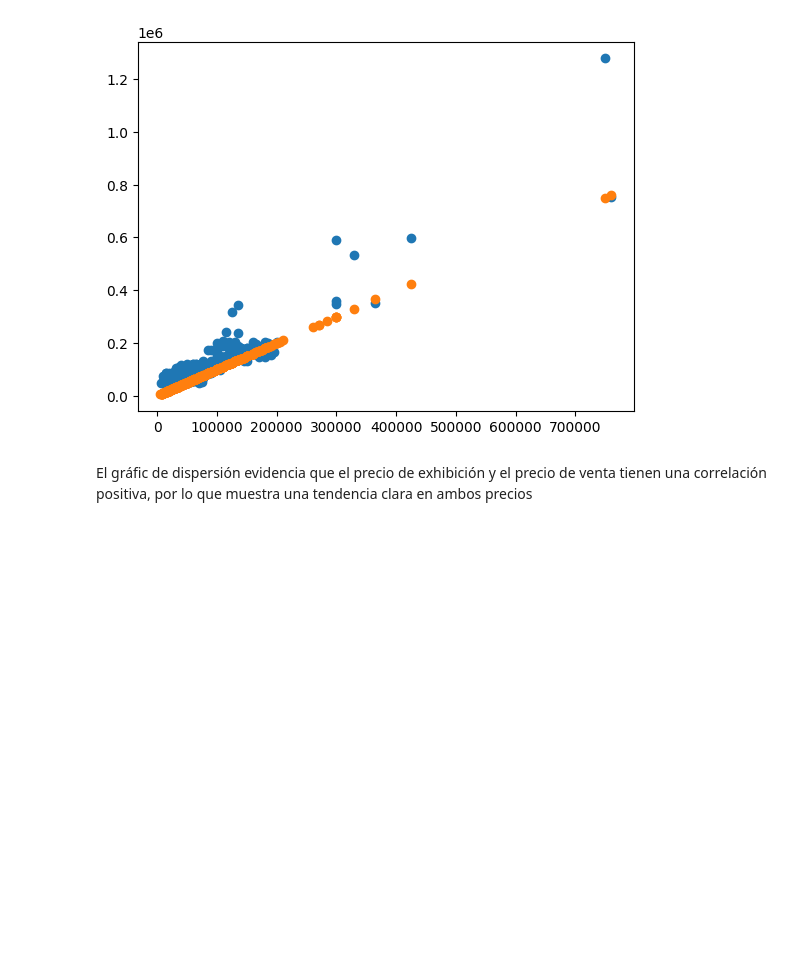
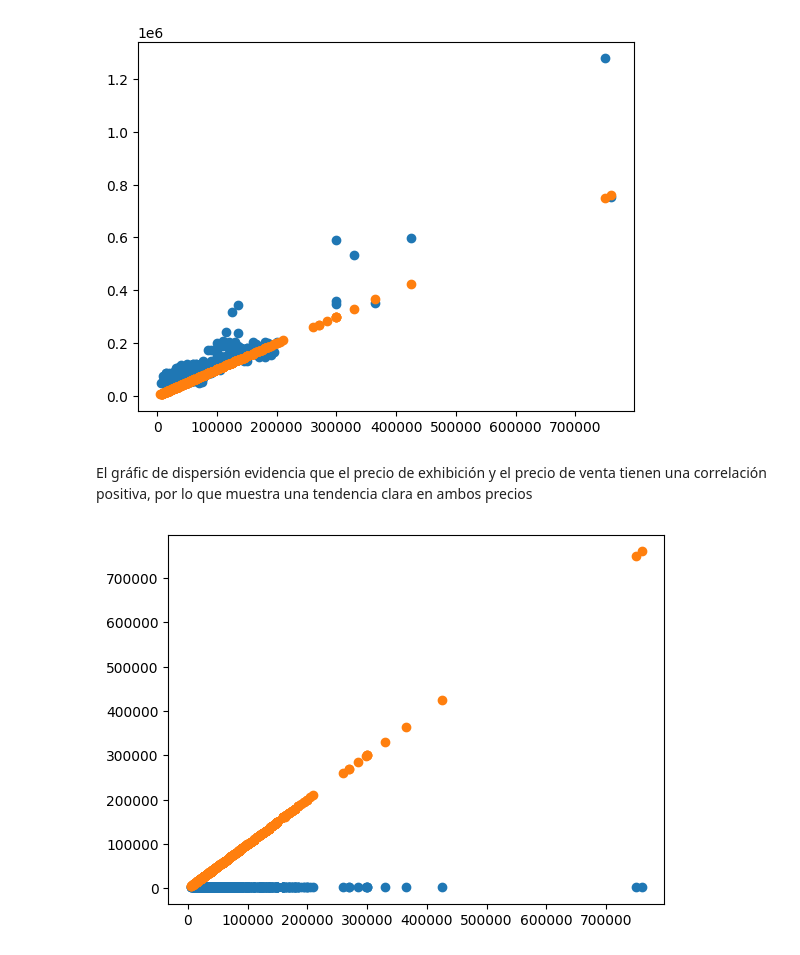
Before and after one commit to OttaVonBIsmarck/taller2-tomas, a Jupyter notebook: datos_bicicletas_viz.ipynb, the cells around one changed output. Cells and saved outputs as stored; diff of their text form; code cells hidden in the pictures; blank space fills up the shorter version.

```diff
--- a/datos_bicicletas_viz.ipynb
+++ b/datos_bicicletas_viz.ipynb
@@ -102,3 +118,12 @@ plt.show()
 [figure]
 # %% [markdown]
 El gráfic de dispersión evidencia que el precio de exhibición y el precio de venta tienen una correlación positiva, por lo que muestra una tendencia clara en ambos precios
+# %%
+x = df["Selling_Price"]
+y = df["Year"]
+
+plt.scatter(x, y)
+plt.scatter(x, x)
+plt.show()
+# %% [output]
+[figure, added]
```
Also changed, not shown: parts of 1 cell of this notebook.
